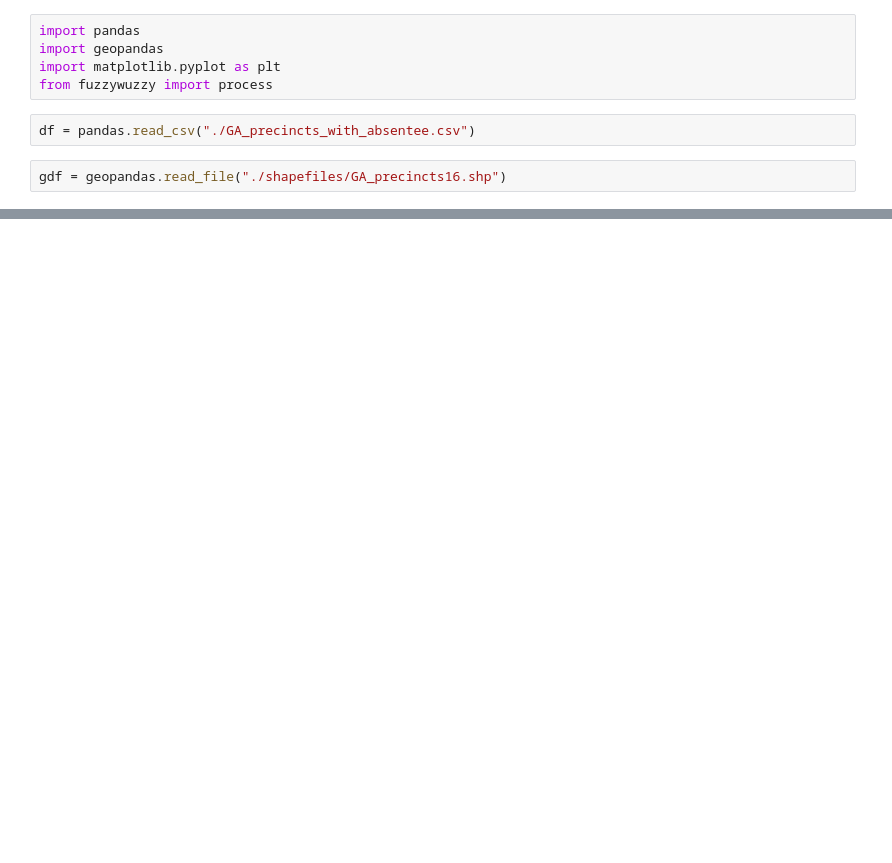
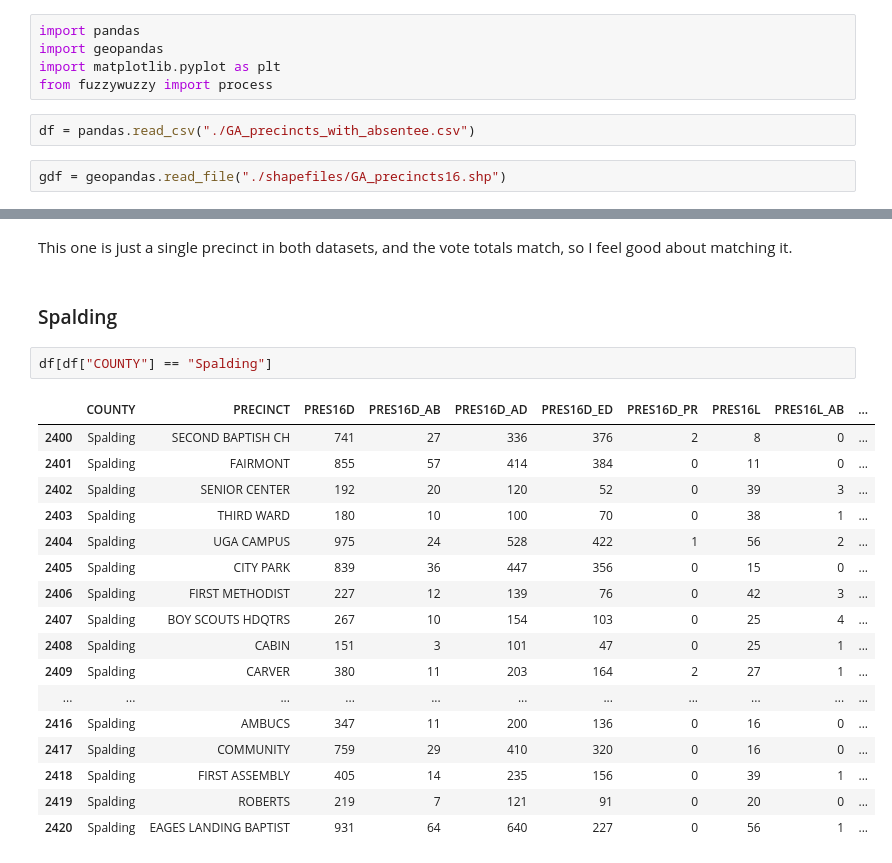
Before and after one commit to vrdi/preprocessing, a Jupyter notebook: MatchingPrecincts.ipynb, the cells around one changed output, grey strips where cells are left out. Drawn from its saved outputs; the diff is of its cells as text; blank space fills up the shorter version.

```diff
--- a/MatchingPrecincts.ipynb
+++ b/MatchingPrecincts.ipynb
@@ -23,0 +152,24 @@ Index(['Unnamed: 0', 'COUNTY', 'PRECINCT', 'PRES16D', 'PRES16D_AB',
+# %% [markdown]
+This one is just a single precinct in both datasets, and the vote totals match, so I feel good about matching it.
+# %% [markdown]
+### Spalding
+# %%
+df[df["COUNTY"] == "Spalding"]
+# %% [output]
+|  | COUNTY | PRECINCT | PRES16D | PRES16D_AB | PRES16D_AD | PRES16D_ED | PRES16D_PR | PRES16L | PRES16L_AB | ... |
+| 2400 | Spalding | SECOND BAPTISH CH | 741 | 27 | 336 | 376 | 2 | 8 | 0 | ... |
+| 2401 | Spalding | FAIRMONT | 855 | 57 | 414 | 384 | 0 | 11 | 0 | ... |
+| 2402 | Spalding | SENIOR CENTER | 192 | 20 | 120 | 52 | 0 | 39 | 3 | ... |
+| 2403 | Spalding | THIRD WARD | 180 | 10 | 100 | 70 | 0 | 38 | 1 | ... |
+| 2404 | Spalding | UGA CAMPUS | 975 | 24 | 528 | 422 | 1 | 56 | 2 | ... |
+| 2405 | Spalding | CITY PARK | 839 | 36 | 447 | 356 | 0 | 15 | 0 | ... |
+| 2406 | Spalding | FIRST METHODIST | 227 | 12 | 139 | 76 | 0 | 42 | 3 | ... |
+| 2407 | Spalding | BOY SCOUTS HDQTRS | 267 | 10 | 154 | 103 | 0 | 25 | 4 | ... |
+| 2408 | Spalding | CABIN | 151 | 3 | 101 | 47 | 0 | 25 | 1 | ... |
+| 2409 | Spalding | CARVER | 380 | 11 | 203 | 164 | 2 | 27 | 1 | ... |
+| ... | ... | ... | ... | ... | ... | ... | ... | ... | ... | ... |
+| 2416 | Spalding | AMBUCS | 347 | 11 | 200 | 136 | 0 | 16 | 0 | ... |
+| 2417 | Spalding | COMMUNITY | 759 | 29 | 410 | 320 | 0 | 16 | 0 | ... |
+| 2418 | Spalding | FIRST ASSEMBLY | 405 | 14 | 235 | 156 | 0 | 39 | 1 | ... |
+| 2419 | Spalding | ROBERTS | 219 | 7 | 121 | 91 | 0 | 20 | 0 | ... |
+| 2420 | Spalding | EAGES LANDING BAPTIST | 931 | 64 | 640 | 227 | 0 | 56 | 1 | ... |
```
Also changed, not shown: parts of 33 cells of this notebook, 1 other file.
